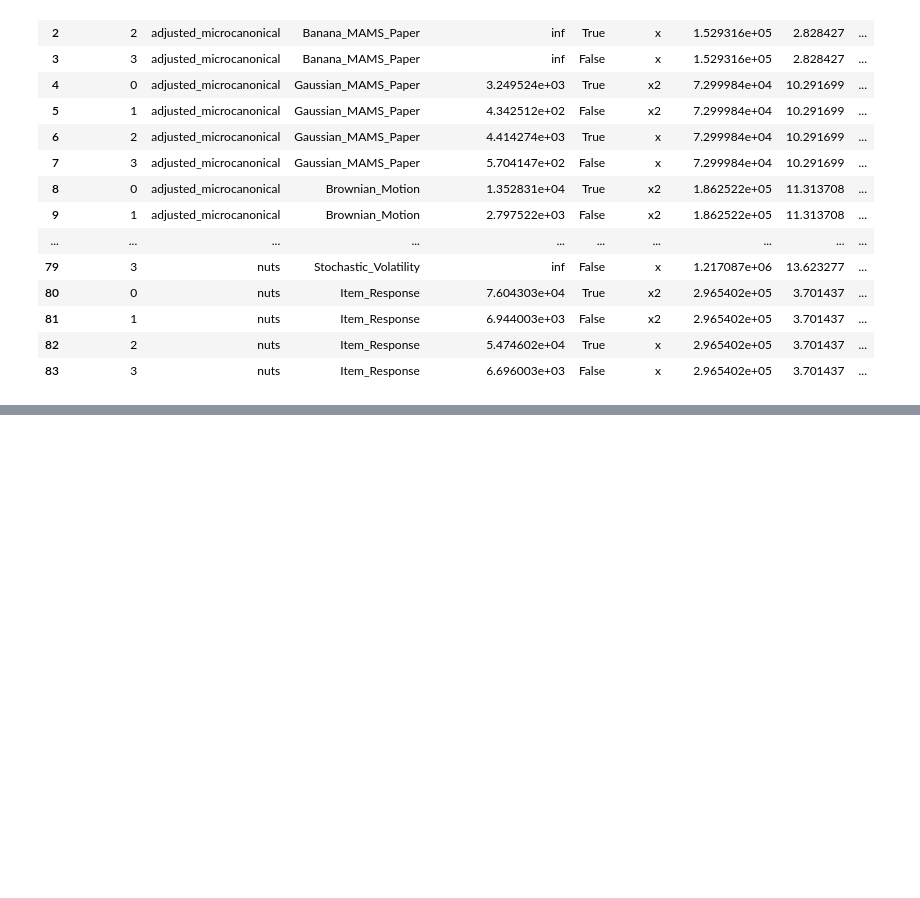
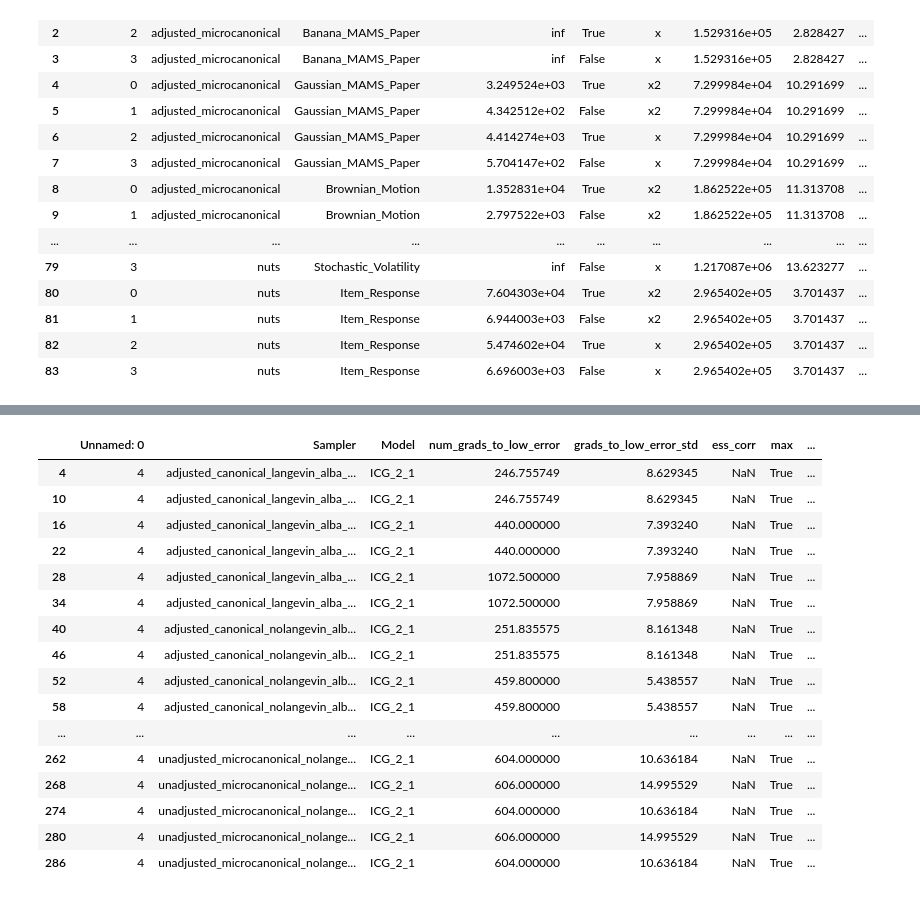
Before and after one commit to reubenharry/sampler-benchmarks, a Jupyter notebook: sampler-comparison/sampler_comparison/examples/demo.ipynb, the cells around one changed output, grey strips where cells are left out. Cells and saved outputs as stored; diff of their text form; code cells hidden in the pictures; blank space fills up the shorter version.

```diff
--- a/sampler-comparison/sampler_comparison/examples/demo.ipynb
+++ b/sampler-comparison/sampler_comparison/examples/demo.ipynb
@@ -408,0 +471,22 @@ Sampler not found for ICG with mh=False, canonical=False, langevin=False, tuning
+# %%
+# display all rows
+with pd.option_context('display.max_rows', None, 'display.max_columns', None):
+    display(full_results)
+# %% [output]
+|  | Unnamed: 0 | Sampler | Model | num_grads_to_low_error | grads_to_low_error_std | ess_corr | max | ... |
+| 4 | 4 | adjusted_canonical_langevin_alba_... | ICG_2_1 | 246.755749 | 8.629345 | NaN | True | ... |
+| 10 | 4 | adjusted_canonical_langevin_alba_... | ICG_2_1 | 246.755749 | 8.629345 | NaN | True | ... |
+| 16 | 4 | adjusted_canonical_langevin_alba_... | ICG_2_1 | 440.000000 | 7.393240 | NaN | True | ... |
+| 22 | 4 | adjusted_canonical_langevin_alba_... | ICG_2_1 | 440.000000 | 7.393240 | NaN | True | ... |
+| 28 | 4 | adjusted_canonical_langevin_alba_... | ICG_2_1 | 1072.500000 | 7.958869 | NaN | True | ... |
+| 34 | 4 | adjusted_canonical_langevin_alba_... | ICG_2_1 | 1072.500000 | 7.958869 | NaN | True | ... |
+| 40 | 4 | adjusted_canonical_nolangevin_alb... | ICG_2_1 | 251.835575 | 8.161348 | NaN | True | ... |
+| 46 | 4 | adjusted_canonical_nolangevin_alb... | ICG_2_1 | 251.835575 | 8.161348 | NaN | True | ... |
+| 52 | 4 | adjusted_canonical_nolangevin_alb... | ICG_2_1 | 459.800000 | 5.438557 | NaN | True | ... |
+| 58 | 4 | adjusted_canonical_nolangevin_alb... | ICG_2_1 | 459.800000 | 5.438557 | NaN | True | ... |
+| ... | ... | ... | ... | ... | ... | ... | ... | ... |
+| 262 | 4 | unadjusted_microcanonical_nolange... | ICG_2_1 | 604.000000 | 10.636184 | NaN | True | ... |
+| 268 | 4 | unadjusted_microcanonical_nolange... | ICG_2_1 | 606.000000 | 14.995529 | NaN | True | ... |
+| 274 | 4 | unadjusted_microcanonical_nolange... | ICG_2_1 | 604.000000 | 10.636184 | NaN | True | ... |
+| 280 | 4 | unadjusted_microcanonical_nolange... | ICG_2_1 | 606.000000 | 14.995529 | NaN | True | ... |
+| 286 | 4 | unadjusted_microcanonical_nolange... | ICG_2_1 | 604.000000 | 10.636184 | NaN | True | ... |
```
Also changed, not shown: parts of 4 cells of this notebook, 54 other files.
